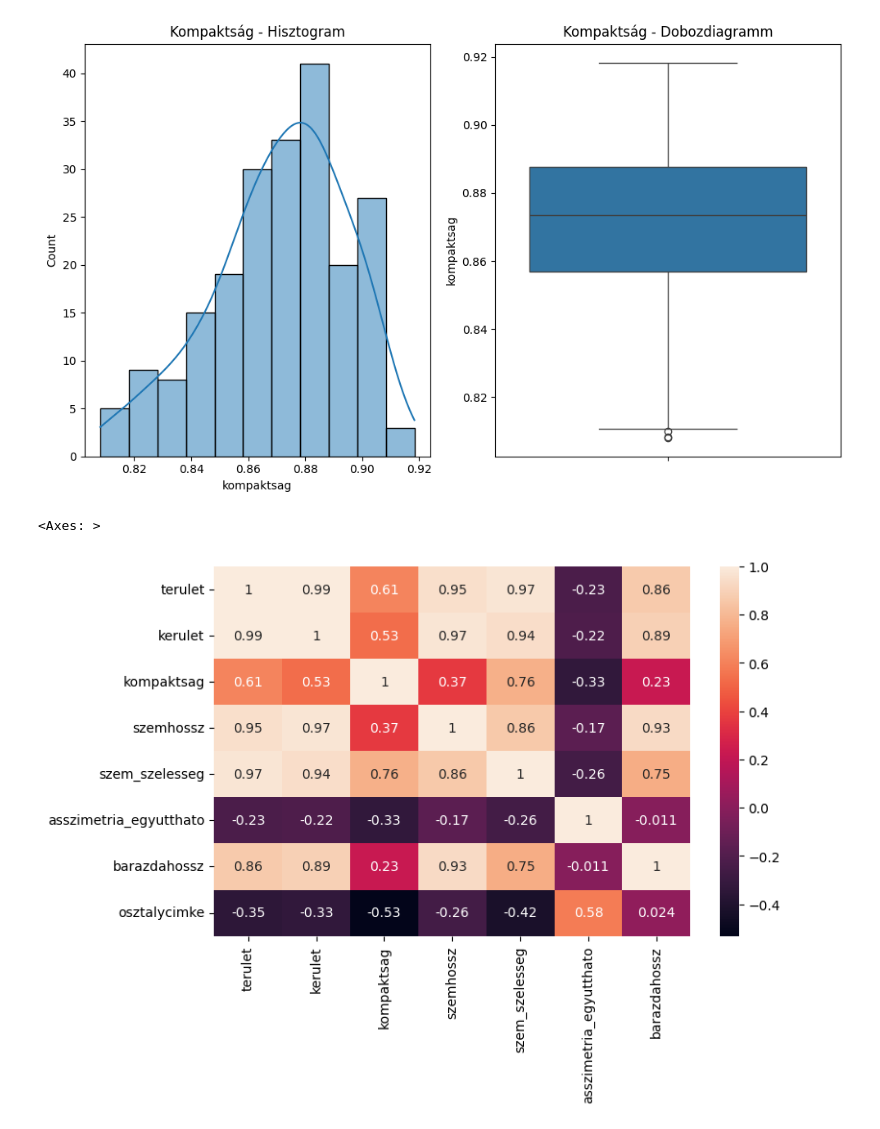
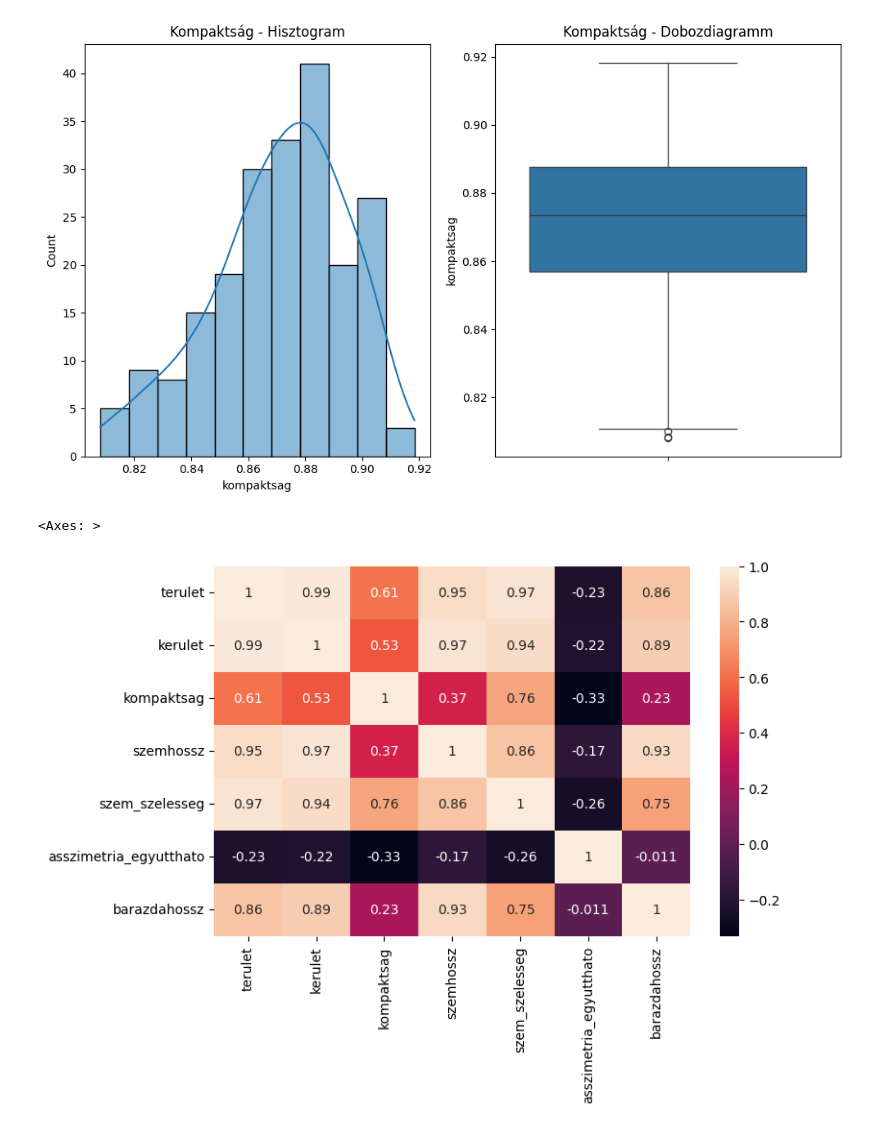
Before and after one commit to lacithelaci/oktatas, a Jupyter notebook: egyetemi_feleves_cuccok/4_szemeszter/big data/beadando/beadando.ipynb, the cells around one changed output. Drawn from its saved outputs; the diff is of its cells as text; code cells hidden in the pictures.

```diff
--- a/egyetemi_feleves_cuccok/4_szemeszter/big data/beadando/beadando.ipynb
+++ b/egyetemi_feleves_cuccok/4_szemeszter/big data/beadando/beadando.ipynb
@@ -144,9 +147,10 @@ plt.show()
 [figure]
 # %%
 corr_matrix = df.corr(numeric_only=True)
+corr_matrix = corr_matrix.drop('osztalycimke',axis=0)
 corr_matrix = corr_matrix.drop('osztalycimke',axis=1)
 fig, ax = plt.subplots(figsize=(8,5))
 sns.heatmap(corr_matrix,annot=True,ax=ax) # annot --> értékek is jelölve vannak
 # %% [output]
 <Axes: >
-[figure, old version]
+[figure, new version]
```
Also changed, not shown: parts of 7 cells of this notebook.
